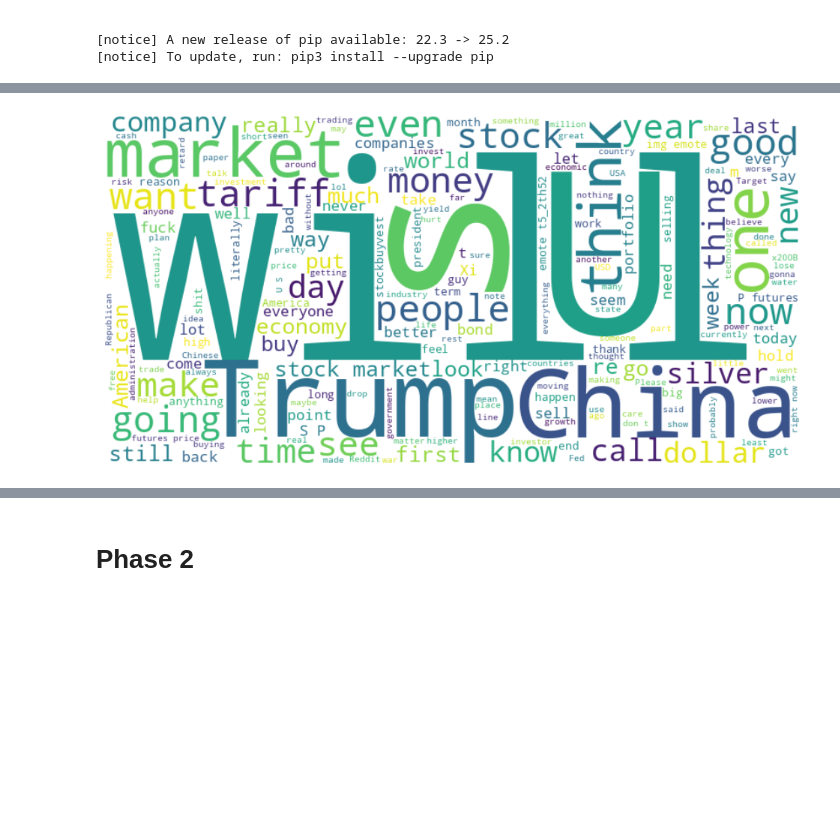
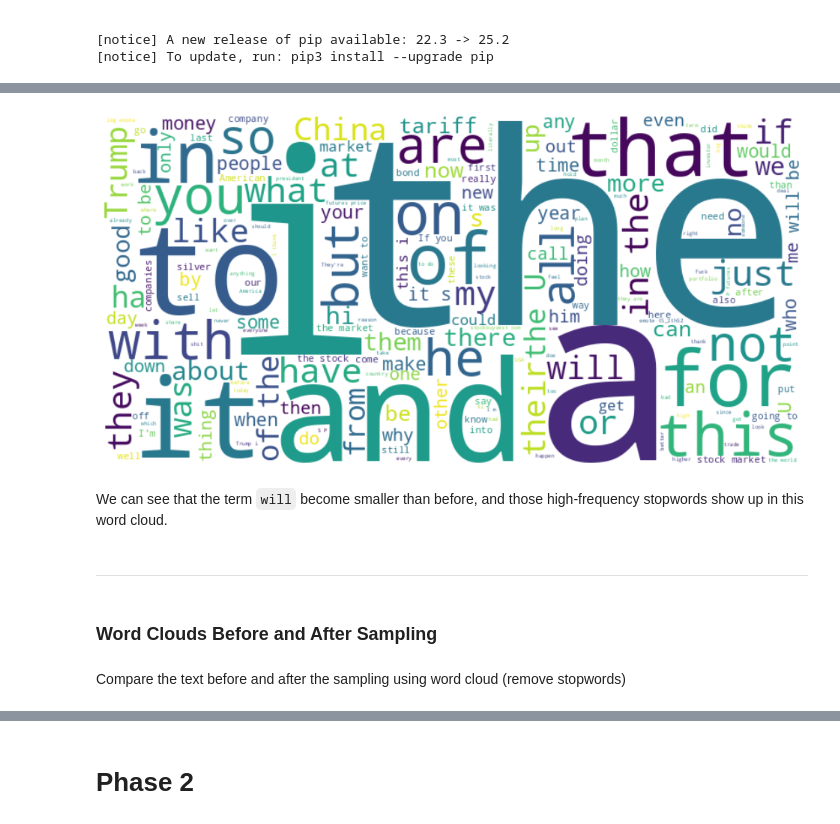
Before and after one commit to linshoufan/DM2025-Lab1-Exercise, a Jupyter notebook: DM2025-Lab1-Homework.ipynb, the cells around one changed output, grey strips where cells are left out. Drawn from its saved outputs; the diff is of its cells as text; code cells hidden in the pictures; blank space fills up the shorter version.

```diff
--- a/DM2025-Lab1-Homework.ipynb
+++ b/DM2025-Lab1-Homework.ipynb
@@ -113,7 +113,7 @@ label = df['label'].tolist()
 reddit_dataset = {
     "text": text,
     "label": label,
-    "category_name": category_name,
+    "category_name": category_name
 }
 # %%
 reddit_dataset["text"][0:3]
@@ -944,9 +987,22 @@ X_sample_all_text = " ".join(X_sample['text'].astype(str))
 # %%
-X_wordcloud = WordCloud(width=800, height=400, background_color='white').generate(X_all_text)
+# word cloud of the whole text "without removing stopwords"
+X_wordcloud_with_stopword = WordCloud(width = 800,
+                                    height = 400,
+                                    background_color = 'white',
+                                    stopwords = set() # empty set
+).generate(X_all_text)
 
-plt.figure(figsize=(12, 8))
-plt.imshow(X_wordcloud, interpolation='bilinear')
+plt.figure(figsize = (12, 8))
+plt.imshow(X_wordcloud_with_stopword, interpolation = 'bilinear')
 plt.axis("off")
 plt.show()
 # %% [output]
-[figure, old version]
+[figure, new version]
+# %% [markdown]
+We can see that the term `will` become smaller than before, and those high-frequency stopwords show up in this word cloud.
+# %% [markdown]
+---
+# %% [markdown]
+### Word Clouds Before and After Sampling
+# %% [markdown]
+Compare the text before and after the sampling using word cloud (remove stopwords)
```
Also changed, not shown: parts of 36 cells of this notebook, 2 other files.
